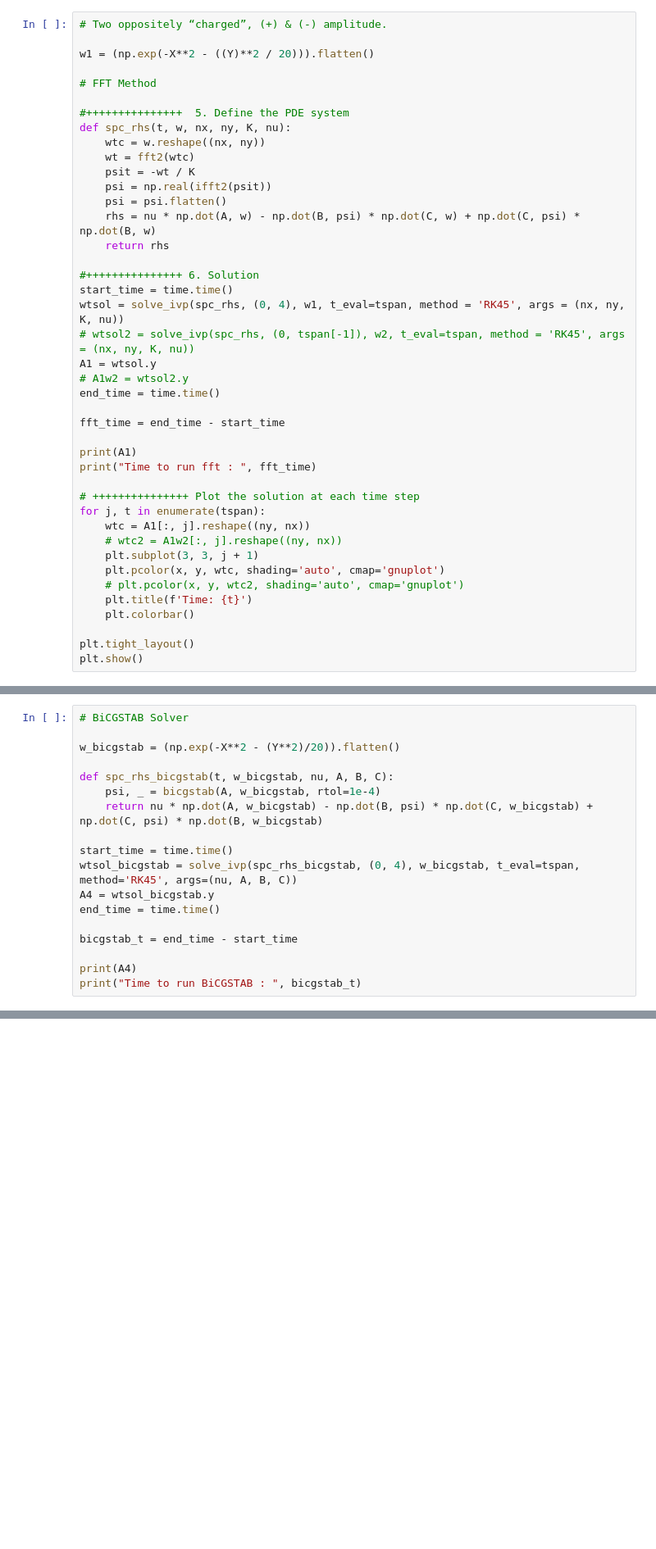
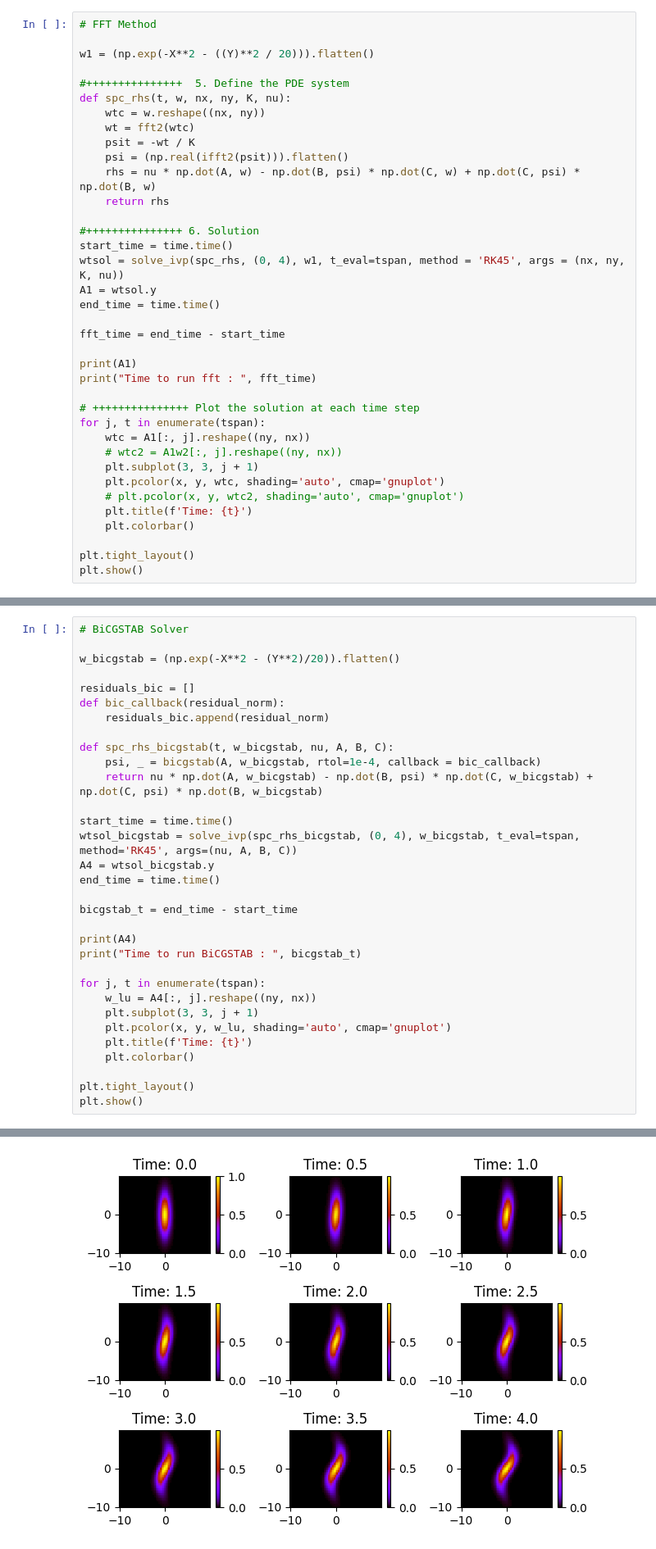
Before and after one commit to LamanisaRasidSaputra/481-581-Homework, a Jupyter notebook: 481-581HW1/581_hw5.ipynb, the cells around one changed output, grey strips where cells are left out. Shown: that part at 82% size. Drawn from its saved outputs; the diff is of its cells as text; blank space fills up the shorter version.

```diff
--- a/481-581HW1/581_hw5.ipynb
+++ b/481-581HW1/581_hw5.ipynb
@@ -73,28 +75,23 @@ C = (spdiags(diagonals_C, offsets_C, n, n) / (2 * dx)).toarray()
 
 A[0, 0] = 2
 # %%
-# Two oppositely “charged”, (+) & (-) amplitude.
+# FFT Method
 
 w1 = (np.exp(-X**2 - ((Y)**2 / 20))).flatten()
-
-# FFT Method
 
 #+++++++++++++++  5. Define the PDE system
 def spc_rhs(t, w, nx, ny, K, nu):
     wtc = w.reshape((nx, ny))
     wt = fft2(wtc)
     psit = -wt / K
-    psi = np.real(ifft2(psit))
-    psi = psi.flatten()
+    psi = (np.real(ifft2(psit))).flatten()
     rhs = nu * np.dot(A, w) - np.dot(B, psi) * np.dot(C, w) + np.dot(C, psi) * np.dot(B, w)
     return rhs
 
 #+++++++++++++++ 6. Solution
 start_time = time.time()
 wtsol = solve_ivp(spc_rhs, (0, 4), w1, t_eval=tspan, method = 'RK45', args = (nx, ny, K, nu))
-# wtsol2 = solve_ivp(spc_rhs, (0, tspan[-1]), w2, t_eval=tspan, method = 'RK45', args = (nx, ny, K, nu))
 A1 = wtsol.y
-# A1w2 = wtsol2.y
 end_time = time.time()
 
 fft_time = end_time - start_time
@@ -230,8 +226,12 @@ Time to run BiCGSTAB :  1.3871636390686035
 
 w_bicgstab = (np.exp(-X**2 - (Y**2)/20)).flatten()
 
+residuals_bic = []
+def bic_callback(residual_norm):
+    residuals_bic.append(residual_norm)
+
 def spc_rhs_bicgstab(t, w_bicgstab, nu, A, B, C):
-    psi, _ = bicgstab(A, w_bicgstab, rtol=1e-4)
+    psi, _ = bicgstab(A, w_bicgstab, rtol=1e-4, callback = bic_callback)
     return nu * np.dot(A, w_bicgstab) - np.dot(B, psi) * np.dot(C, w_bicgstab) + np.dot(C, psi) * np.dot(B, w_bicgstab)
 
 start_time = time.time()
@@ -243,6 +243,16 @@ bicgstab_t = end_time - start_time
 
 print(A4)
 print("Time to run BiCGSTAB : ", bicgstab_t)
+
+for j, t in enumerate(tspan):
+    w_lu = A4[:, j].reshape((ny, nx))
+    plt.subplot(3, 3, j + 1)
+    plt.pcolor(x, y, w_lu, shading='auto', cmap='gnuplot')
+    plt.title(f'Time: {t}')
+    plt.colorbar()
+
+plt.tight_layout()
+plt.show()
 # %% [output]
 [[ 2.50656748e-46 -1.36449430e-38  3.59308603e-32 ... -7.69342748e-26
    4.87959645e-26 -3.16244411e-25]
@@ -261,3 +271,4 @@ Time to run BiCGSTAB :  46.39096426963806
+[figure, added]
 # %%
 # GMRES Solver
 w_gmres = (np.exp(-X**2 - (Y**2)/20)).flatten()
```
Also changed, not shown: parts of 8 cells of this notebook.
